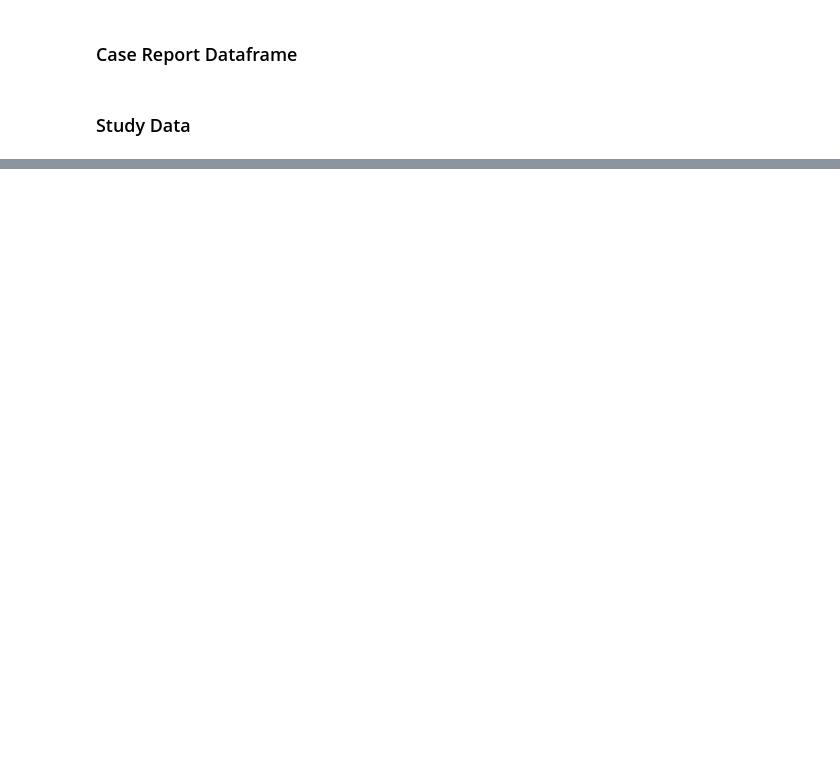
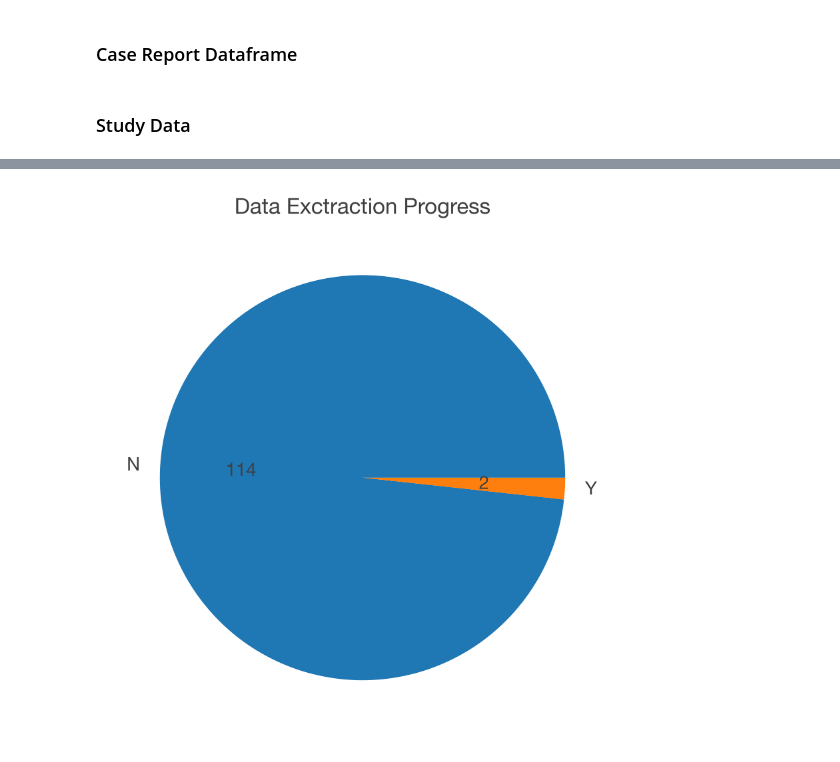
Before and after one commit to jackgedge/iifo_systematic_review, a Jupyter notebook: msc_code/notebooks/06-data_extraction.ipynb, the cells around one changed output, grey strips where cells are left out. Drawn from its saved outputs; the diff is of its cells as text; code cells hidden in the pictures; blank space fills up the shorter version.

```diff
--- a/msc_code/notebooks/06-data_extraction.ipynb
+++ b/msc_code/notebooks/06-data_extraction.ipynb
@@ -49,0 +130,10 @@ study_data_columns = [
+# %%
+data_extraction_progess.columns = ['Data Extracted', 'Count']
+plt.figure(figsize=(10,5))
+plt.pie(x=data_extraction_progess['Count'],
+    labels=data_extraction_progess['Data Extracted'],
+    autopct=lambda p: f'{p * sum(data_extraction_progess["Count"]) / 100:.0f}')
+plt.title('Data Exctraction Progress')
+plt.show()
+# %% [output]
+[figure, added]
```
Also changed, not shown: parts of 8 cells of this notebook, 26 other files.
